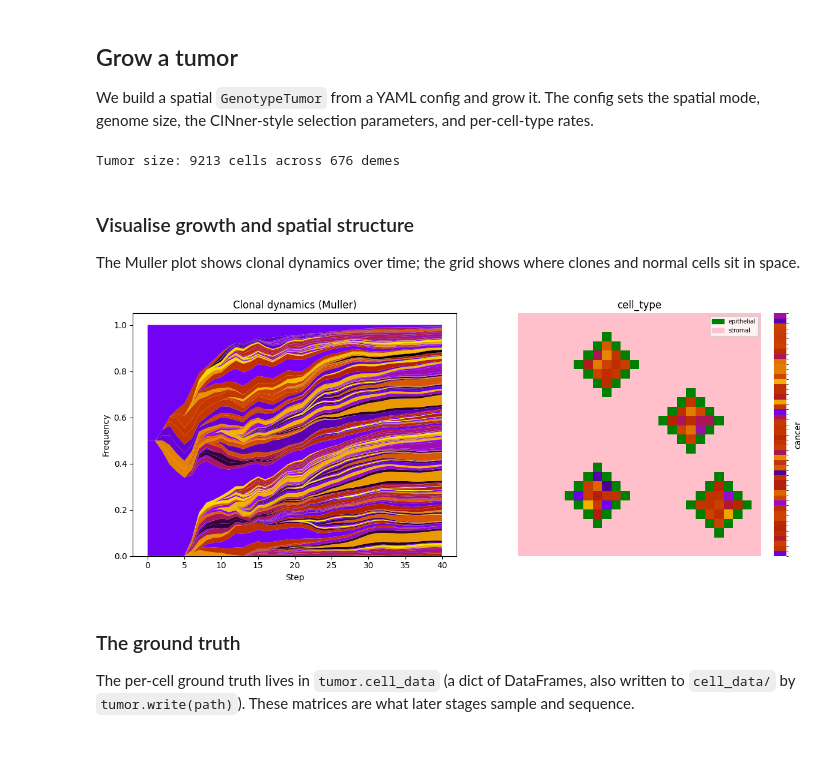
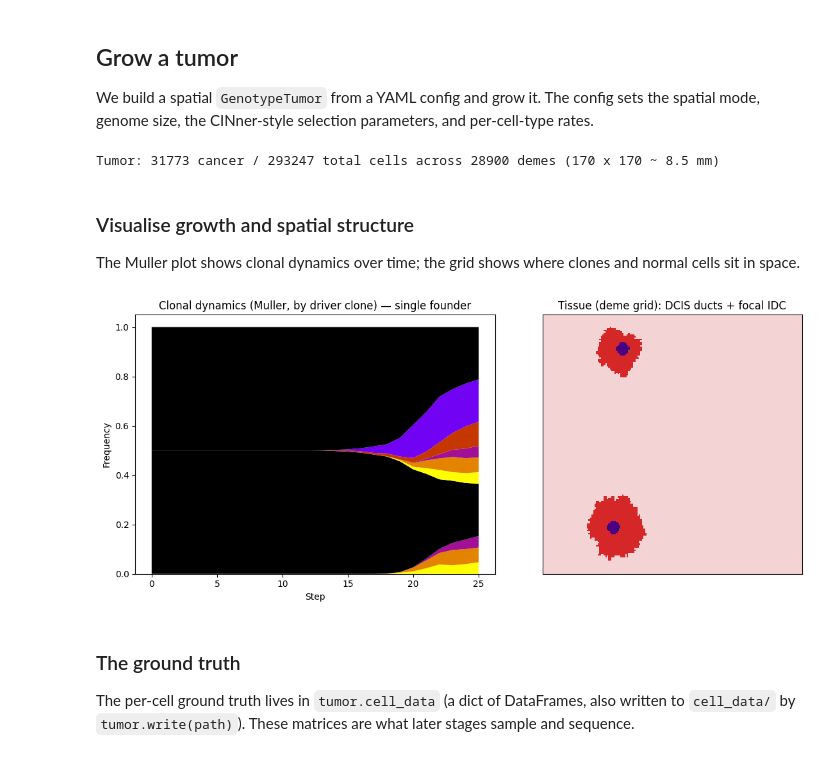
Before and after one commit to pedrofale/iscc, a Jupyter notebook: notebooks/01_pipeline_walkthrough.ipynb, the cells around one changed output. Saved outputs shown, nothing was run; the diff lists cells and outputs as text; code cells hidden in the pictures.

```diff
--- a/notebooks/01_pipeline_walkthrough.ipynb
+++ b/notebooks/01_pipeline_walkthrough.ipynb
@@ -30,23 +30,29 @@ We build a spatial `GenotypeTumor` from a YAML config and grow it. The config se
 # %%
 from iscc.tumor.models import GenotypeTumor
 
+# One cm-scale tissue (~8.5 mm, ~10^6 cells): a single-clonal-founder DCIS -> focal-IDC breast sample.
+# Growing to the DCIS->IDC state takes ~1-2 min (tau-leaping + passenger coarsening make cm-scale feasible).
 tumor = GenotypeTumor(config=CONFIG, seed=2)
-tumor.grow(n_steps=40, seed=2)
-print(f"Tumor size: {tumor.get_tumor_size()} cells across {len(tumor.demes)} demes")
+tumor.grow(n_steps=200, seed=2)
+print(f"Tumor: {tumor.get_cancer_size()} cancer / {tumor.get_tumor_size()} total cells "
+      f"across {len(tumor.demes)} demes ({tumor.grid_size} x {tumor.grid_size} ~ 8.5 mm)")
 # %% [output]
-Tumor size: 9213 cells across 676 demes
+Tumor: 31773 cancer / 293247 total cells across 28900 demes (170 x 170 ~ 8.5 mm)
 # %% [markdown]
 ### Visualise growth and spatial structure
 
 The Muller plot shows clonal dynamics over time; the grid shows where clones and normal cells sit in space.
 # %%
 fig, axes = plt.subplots(1, 2, figsize=(12, 5))
-tumor.plot_muller(ax=axes[0], min_freq=0.02)
-axes[0].set_title("Clonal dynamics (Muller)")
-tumor.plot_grid(ax=axes[1])
+tumor.plot_muller(ax=axes[0], by_drivers=True, min_freq=0.02)
+axes[0].set_title("Clonal dynamics (Muller, by driver clone) — single founder")
+# plot_tissue draws the deme grid from the per-deme COUNTS, so it stays complete at cm-scale even
+# though cell_data is a memory-safe subsample (stroma pink, duct green, DCIS purple, invasive IDC red).
+tumor.plot_tissue(ax=axes[1], color="state")
+axes[1].set_title("Tissue (deme grid): DCIS ducts + focal IDC")
 plt.tight_layout()
 # %% [output]
-[figure, old version]
+[figure, new version]
 # %% [markdown]
 ### The ground truth
 
```
Also changed, not shown: parts of 6 cells of this notebook, 5 other files.
